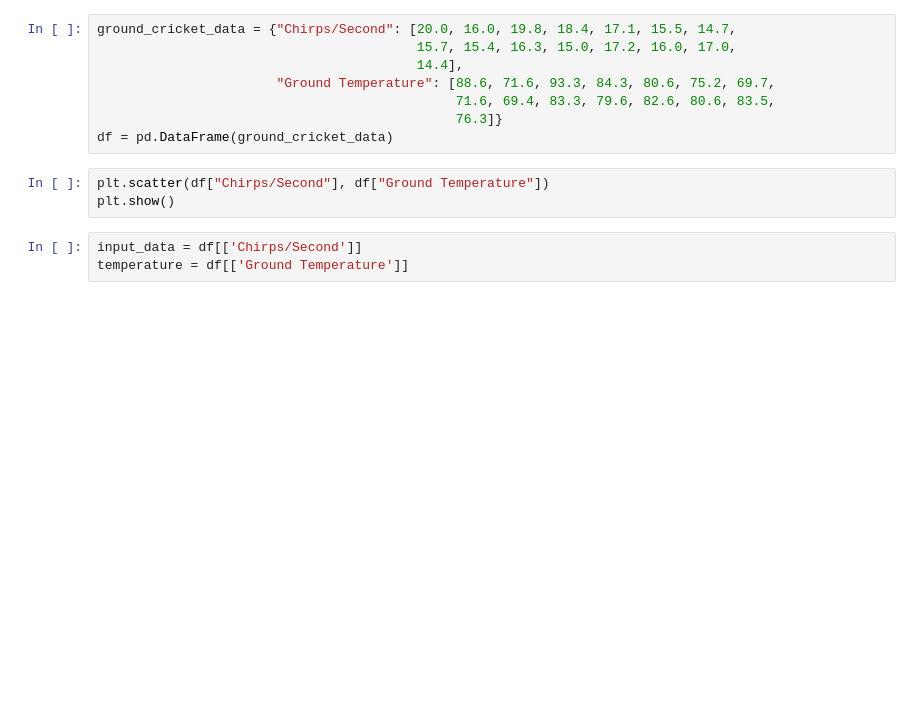
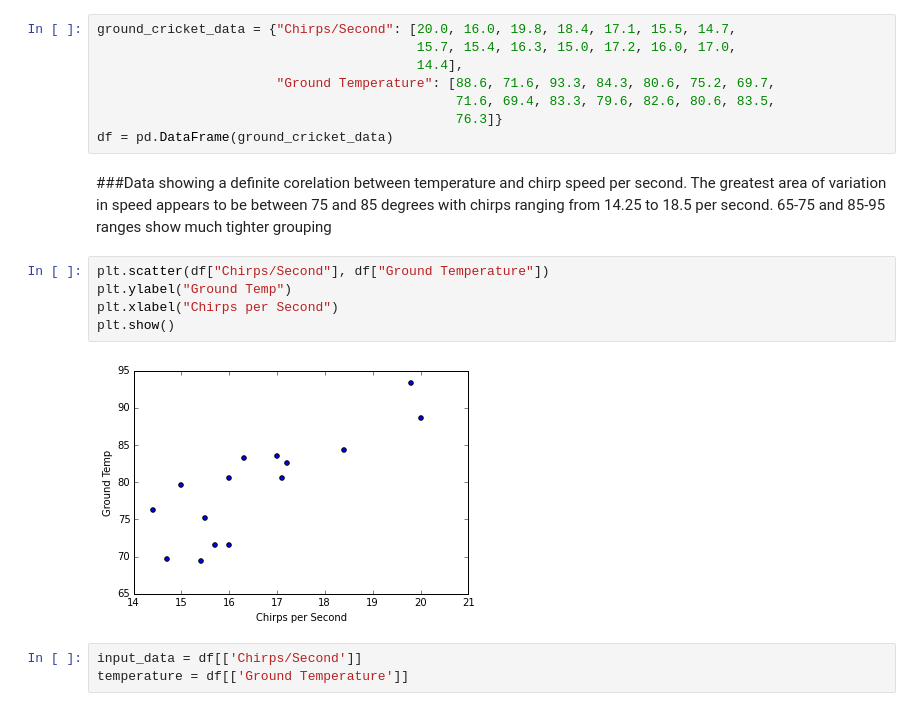
Before and after one commit to JeffHacker/linear-regression, a Jupyter notebook: Simple Linear Regression.ipynb, the cells around one changed output. Drawn from its saved outputs; the diff is of its cells as text; blank space fills up the shorter version.

```diff
--- a/Simple Linear Regression.ipynb
+++ b/Simple Linear Regression.ipynb
@@ -21,9 +19,15 @@ ground_cricket_data = {"Chirps/Second": [20.0, 16.0, 19.8, 18.4, 17.1, 15.5, 14.
                                               71.6, 69.4, 83.3, 79.6, 82.6, 80.6, 83.5,
                                               76.3]}
 df = pd.DataFrame(ground_cricket_data)
+# %% [markdown]
+###Data showing a definite corelation between temperature and chirp speed per second.  The greatest area of variation in speed appears to be between 75 and 85 degrees with chirps ranging from 14.25 to 18.5 per second.  65-75 and 85-95 ranges show much tighter grouping
 # %%
 plt.scatter(df["Chirps/Second"], df["Ground Temperature"])
+plt.ylabel("Ground Temp")
+plt.xlabel("Chirps per Second")
 plt.show()
+# %% [output]
+[figure, added]
 # %%
 input_data = df[['Chirps/Second']]
 temperature = df[['Ground Temperature']]
```
Also changed, not shown: parts of 26 cells of this notebook, 2 other files.
